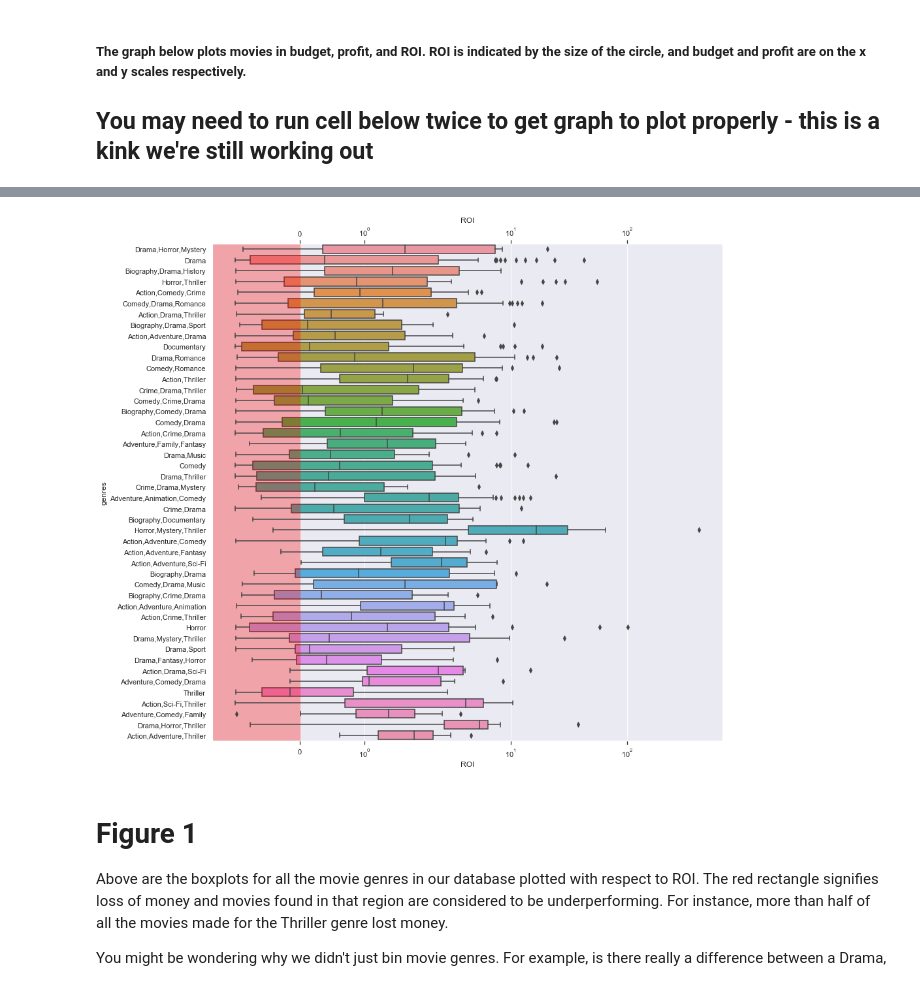
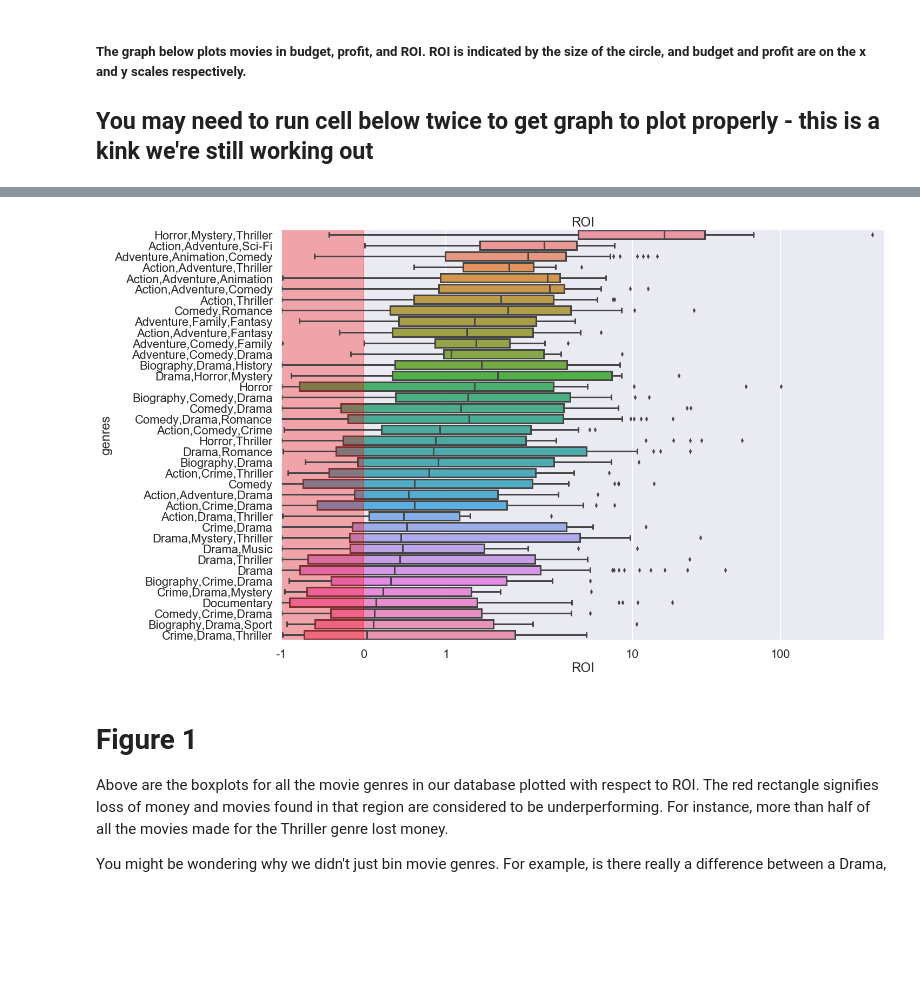
Before and after one commit to Mcllstr/ds-project-1-movie-analysis, a Jupyter notebook: notebook_final.ipynb, the cells around one changed output, grey strips where cells are left out. Cells and saved outputs as stored; diff of their text form; code cells hidden in the pictures; blank space fills up the shorter version.

```diff
--- a/notebook_final.ipynb
+++ b/notebook_final.ipynb
@@ -251,6 +251,7 @@ good_sample_df2.head(50) # Good. Worked.
 good_sample_df2.drop(columns=['movie', 'primary_title', 'original_title'],inplace = True)
 # %%
 genre_df = good_sample_df2.copy()
-genre_df.head()
+movies_df = good_sample_df2.copy()
+
 
 # The dataframe is ready
@@ -435,0 +455,4 @@ Name: roi, dtype: float64
+# %%
+# Get genres with small sample sizes
+genres_to_drop = genres_df[genres_df['total']<10]
+genres_to_drop
@@ -435,0 +470,19 @@ Name: roi, dtype: float64
+# %%
+# Drop movies from genres with small samples
+bigsample_movies = movies_df.copy()
+print(len(bigsample_movies))
+bigsample_movies['title'] = bigsample_movies.index
+bigsample_movies.set_index('genres', inplace=True, drop = False)
+bigsample_movies.drop(genres_to_drop.index, axis= 0, inplace=True)
+bigsample_movies.set_index('title', inplace=True)
+print(len(bigsample_movies))
+
+# Drop genres with small samples
+bigsample_genres = genres_df.copy()
+print(len(bigsample_genres))
+bigsample_genres.drop(genres_to_drop.index, inplace=True)
+print(len(bigsample_genres))
+
+#rank the genres by BtoR
+ranked_genres = list(bigsample_genres.sort_values('BtoR', ascending=False).index)
+ranked_genres
@@ -436,20 +511,24 @@ Name: roi, dtype: float64
 # %%
-sns.set_context("notebook") # Make it presentable in notebook
-ax = sns.boxplot(data = genre_df, y='genres', x='roi') # makes the boxplot
+# Plot the box plot
+sns.set_context("poster") # Make it presentable in notebook
+ax = sns.boxplot(data = bigsample_movies, y='genres', x='roi', order=ranked_genres) # makes the boxplot
 ax.set(xscale='symlog') # allows for negative values on log scale
 ax.set_xlabel("ROI") # label
 rect = Rectangle((-5,-1), 5, 100, color='red', alpha=.3) # creates rectangle that signifies loss of money
 ax.add_patch(rect) # adds the rectangle
 rcParams['figure.figsize'] = 14, 14 # controls figure size
+ax.set(xlim=(-1,500))
+plt.xticks(ticks=[-1,0,1,10,100],labels=['-1','0','1','10','100'])
+rcParams['figure.figsize'] = 14, 14
 
 # Puts the x axis on the top and bottom
 plt.rcParams['xtick.bottom'] = True
 plt.rcParams['xtick.top'] = True
 
 ax.set_title('ROI')
 plt.show()
 # %% [output]
-[figure, old version]
+[figure, new version]
 # %% [markdown]
 # Figure 1
 
```
Also changed, not shown: parts of 23 cells of this notebook, 1 other file.
